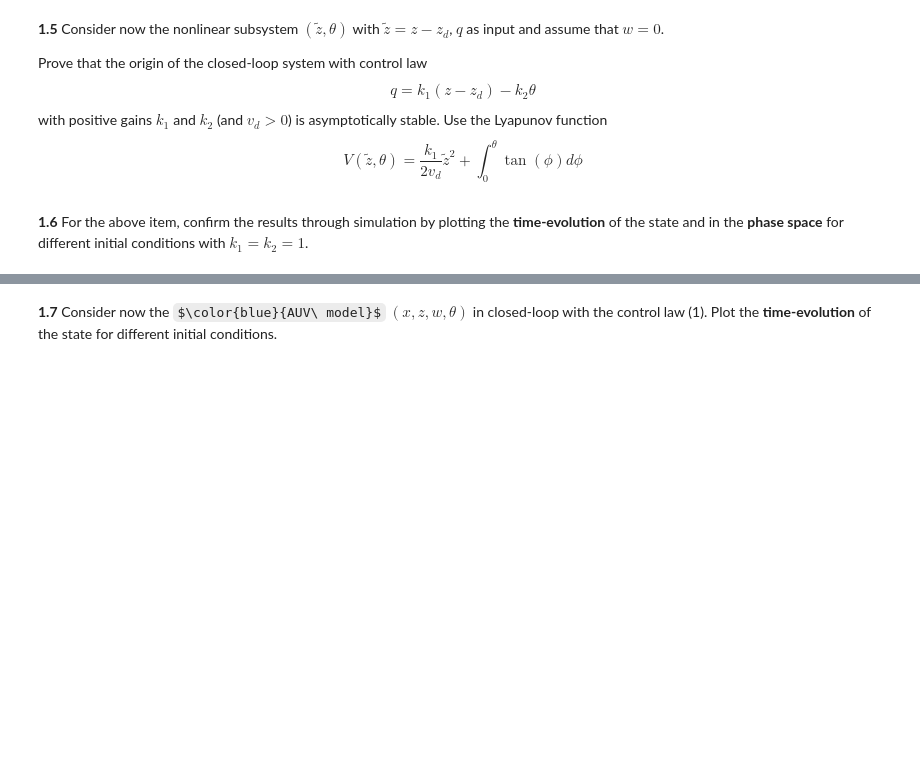
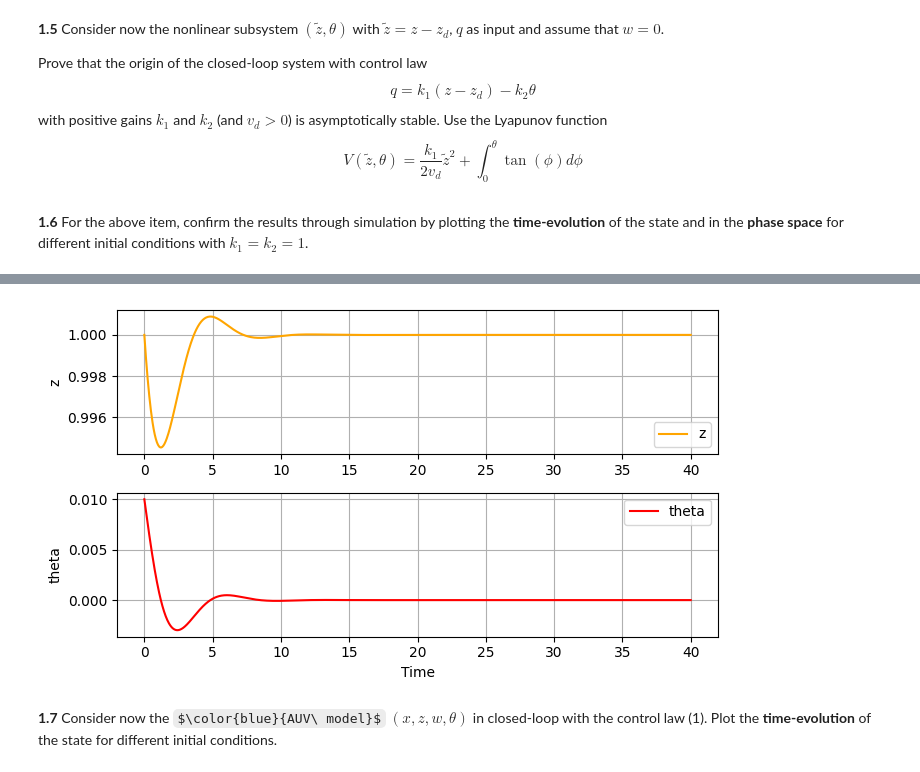
Before and after one commit to brumocas/CO_Projects, a Jupyter notebook: proj1/CO_project1.ipynb, the cells around one changed output, grey strips where cells are left out. Saved outputs shown, nothing was run; the diff lists cells and outputs as text; code cells hidden in the pictures; some formulas as TeX source; blank space fills up the shorter version.

```diff
--- a/proj1/CO_project1.ipynb
+++ b/proj1/CO_project1.ipynb
@@ -197,12 +196,16 @@ Explain here ...
 # Lypaunov indirect method
 
 import numpy as np
+
 
 # Constants
 vd = 1
 d1 = -3
 d2 = -12
 m = 0.9
+k1 = 1
+k2 = 1
+zd = 1
 
 # Matrix A
 A = np.array([[0.0, 1.0, -vd],
@@ -217,6 +220,7 @@ B = np.array([[0.0],
 # Matrix C
 C = np.array([1.0, 0.0, 0.0])
 
+print('---Stability---')
 # Eigenvalues of A
 eigenvalues = np.linalg.eigvals(A)
 print('Eigenvalues of A:', eigenvalues)
@@ -225,7 +229,7 @@ print('Eigenvalues of A:', eigenvalues)
 if all(eigenvalue < 0 for eigenvalue in eigenvalues):
     print("Stable")
 elif any(eigenvalue == 0 for eigenvalue in eigenvalues):
-    print("On imaginary axis (cannot conclude stability)")
+    print("On imaginary axis (cannot conclude stability of the nonlinear system)")
 else:
     print("Unstable")
 # %% [output]
@@ -328,3 +407,48 @@ For the above item, confirm the results through simulation by plotting the **tim
+# %%
+import numpy as np
+from scipy import integrate
+import matplotlib.pyplot as plt
+
+
+# Linear System
+def Sys_f_Linear(x, t=0):
+  z = x[0]
+  th = x[1]
+  q = k1*(z-zd) - k2*th
+  return np.array([ -vd*th, q])
+
+# Generate 1000 linearly spaced points for t
+t_end = 40
+t = np.linspace(0, t_end, 1000)
+
+# Initial values
+#x0 = np.array([zd, 0.00], dtype=float)
+x0 = np.array([zd, 0.01], dtype=float)
+
+# Call odeint with parameters
+x, infodict = integrate.odeint(Sys_f_Linear, x0, t, full_output=True)
+# infodict['message']                       # integration successful
+
+
+
+# Plot
+fig, axs = plt.subplots(2, 1, figsize=(7, 4))
+
+axs[0].plot(t, x[:, 0], label='z', color='orange')
+axs[0].set_ylabel('z')
+axs[0].grid(True)
+axs[0].legend()
+
+axs[1].plot(t, x[:, 1], label='theta', color='red')
+axs[1].set_ylabel('theta')
+axs[1].grid(True)
+axs[1].legend()
+
+plt.xlabel('Time')
+plt.tight_layout()
+plt.show()
+# %% [output]
+[figure, added]
 # %% [markdown]
 **1.7**
 Consider now the $\color{blue}{AUV\ model}$ $(x,z,w,\theta)$ in closed-loop with the control law (1).
```
Also changed, not shown: parts of 6 cells of this notebook.
